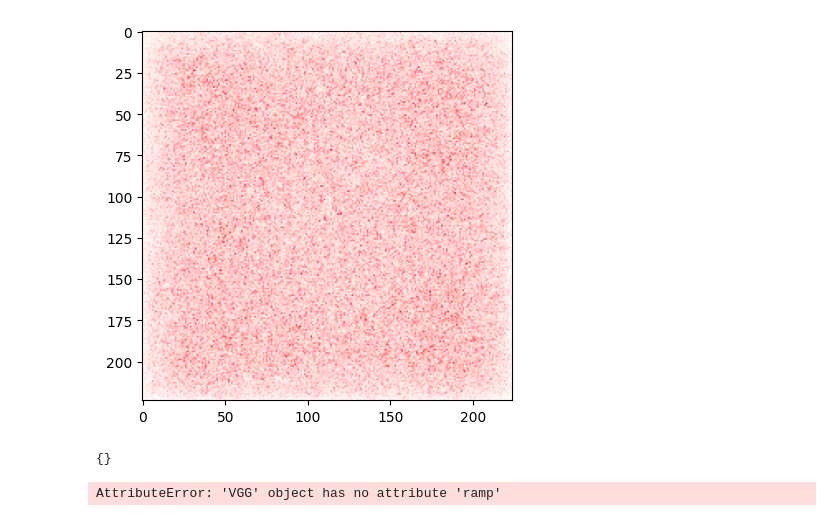
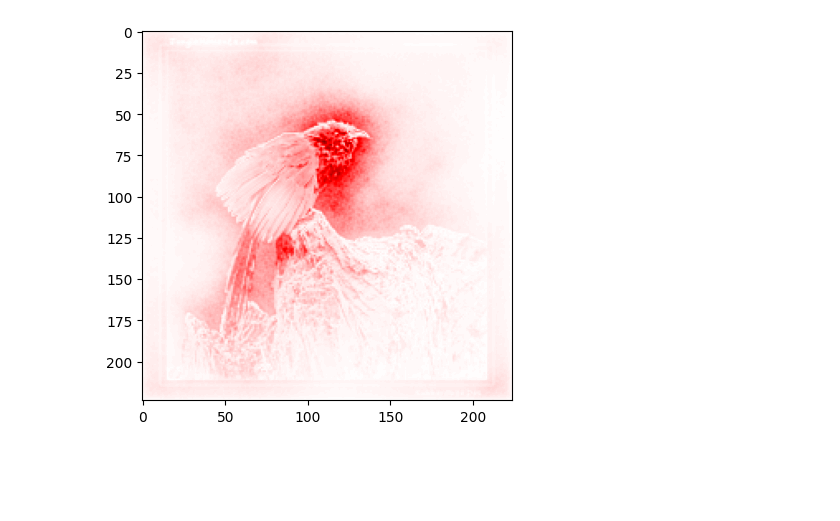
Before and after one commit to davor10105/relative-absolute-magnitude-propagation, a Jupyter notebook: RAMP_UPDATE.ipynb, the cells around one changed output. Cells and saved outputs as stored; diff of their text form; code cells hidden in the pictures; blank space fills up the shorter version.

Commit message:
bugfix model init

```diff
--- a/RAMP_UPDATE.ipynb
+++ b/RAMP_UPDATE.ipynb
@@ -239,0 +145,12 @@ apply_rule(model, AbsLRPRule())
+# %%
+"""model = nn.Sequential(nn.Linear(2, 2, bias=False), nn.Linear(2, 2, bias=False))
+
+model[0].weight.data = torch.tensor([[2.0, -1], [-5, 6]])
+model[1].weight.data = torch.tensor([[1.0, 0], [0, 1]])
+
+x = torch.tensor([[1.0, 1]])
+x.requires_grad = True
+
+apply_rule(model, AbsLRPRule())
+
+model(x), model.explain(torch.tensor([[1.0, -1]]))"""
@@ -241,13 +160,19 @@ apply_rule(model, AbsLRPRule())
 import torch.nn.functional as F
 from torch.utils.data import DataLoader
 
-# validation_loader = DataLoader(validation_dataset, batch_size=8, shuffle=False)
-# for x, y in validation_loader:
-#     break
+validation_loader = DataLoader(validation_dataset, batch_size=4, shuffle=False)
+for x, y in validation_loader:
+    break
 
-x = torch.randn(2, 3, 224, 224)
+# x = torch.randn(2, 3, 224, 224)
 
 x.requires_grad = True
 output = model(x)
-relevance = model.explain(F.one_hot(output.max(-1)[1], num_classes=output.shape[-1]))
+# output_relevance = output.detach()
+output_relevance = F.one_hot(output.max(-1)[1], num_classes=output.shape[-1])
+# output_relevance = output_relevance - ((1 - output_relevance) / 1000)
+# output_relevance = output_relevance - torch.ones_like(output_relevance) / 1000
+print(output_relevance[0].sum())
+relevance = model.explain(output_relevance=output_relevance)
+print(relevance[0].sum())
 # %% [output]
@@ -279,18 +217,10 @@ tensor(1.)
 # %%
 import matplotlib.pyplot as plt
 %matplotlib inline
 from ramp_gae.utils import normalize_relevance, NormalizationType
 
 vis_example = 0
-plt.imshow(normalize_relevance(relevance.sum(1), normalization_type=NormalizationType.MAX_TO_ONE)[vis_example].detach().cpu(), vmin=-1, vmax=1, cmap="bwr")
+plt.imshow(normalize_relevance(relevance.sum(1), normalization_type=NormalizationType.MAX_TO_ONE)[vis_example].detach().cpu(), vmin=-1, vmax=1, cmap="seismic")
 plt.show()
 # %% [output]
-[figure, old version]
+[figure, new version]
-# %%
-model.features[0].saved_tensors
-# %% [output]
-{}
-# %%
-model.ramp()
-# %% [output]
-AttributeError: 'VGG' object has no attribute 'ramp'
```
Also changed, not shown: parts of 13 cells of this notebook.
